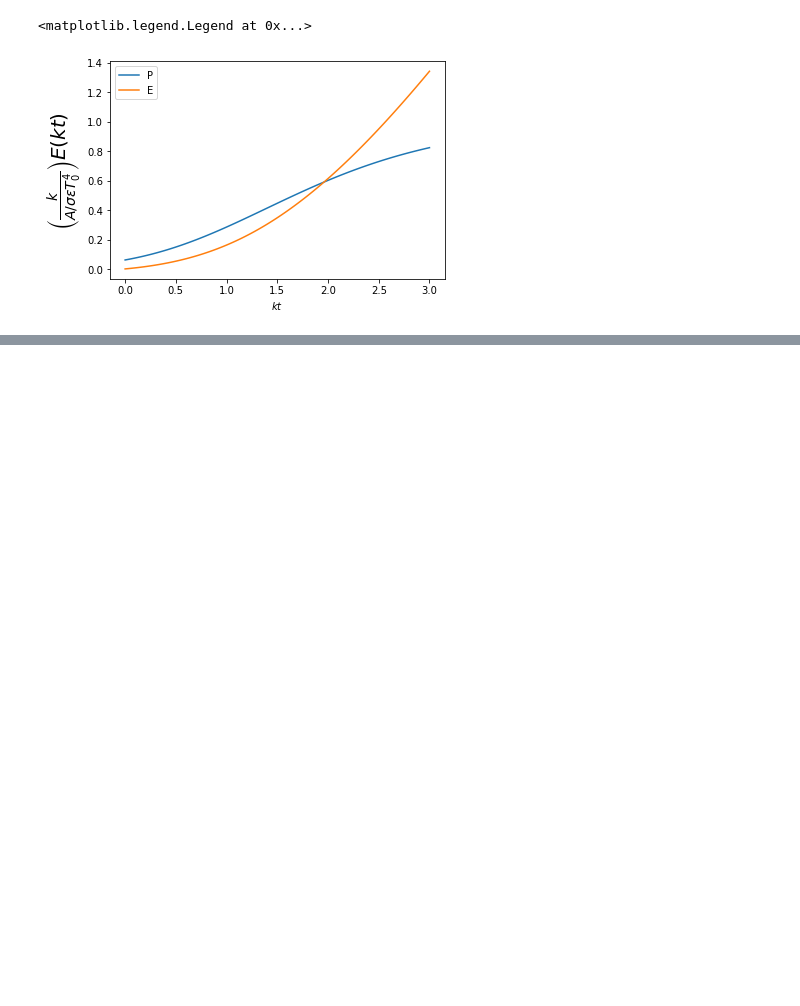
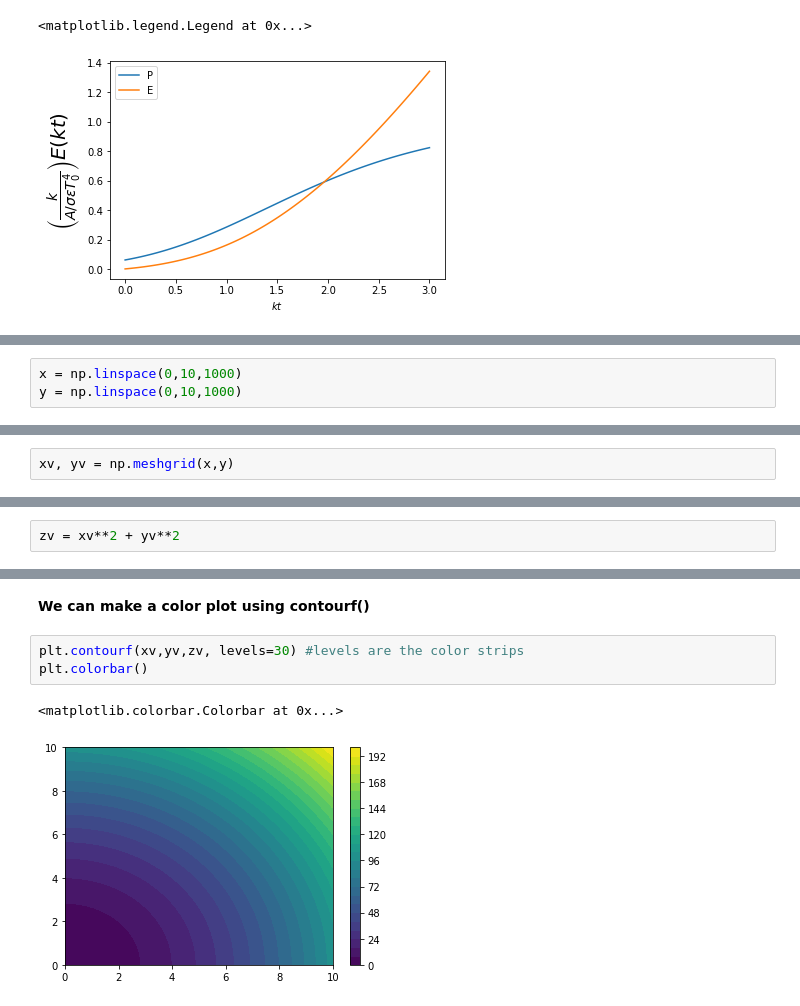
Before and after one commit to Justin-oommen/Python-Lessons, a Jupyter notebook: Python_Libraries/Numpy.ipynb, the cells around one changed output, grey strips where cells are left out. Cells and saved outputs as stored; diff of their text form; blank space fills up the shorter version.

```diff
--- a/Python_Libraries/Numpy.ipynb
+++ b/Python_Libraries/Numpy.ipynb
@@ -378,0 +461,3 @@ plt.legend()
+# %%
+x = np.linspace(0,10,1000)
+y = np.linspace(0,10,1000)
@@ -378,0 +473,2 @@ plt.legend()
+# %%
+xv, yv = np.meshgrid(x,y)
@@ -378,0 +507,2 @@ plt.legend()
+# %%
+zv = xv**2 + yv**2
@@ -378,0 +525,8 @@ plt.legend()
+# %% [markdown]
+**We can make a color plot using contourf()**
+# %%
+plt.contourf(xv,yv,zv, levels=30) #levels are the color strips
+plt.colorbar()
+# %% [output]
+<matplotlib.colorbar.Colorbar at 0x...>
+[figure, added]
```
Also changed, not shown: parts of 69 cells of this notebook.
